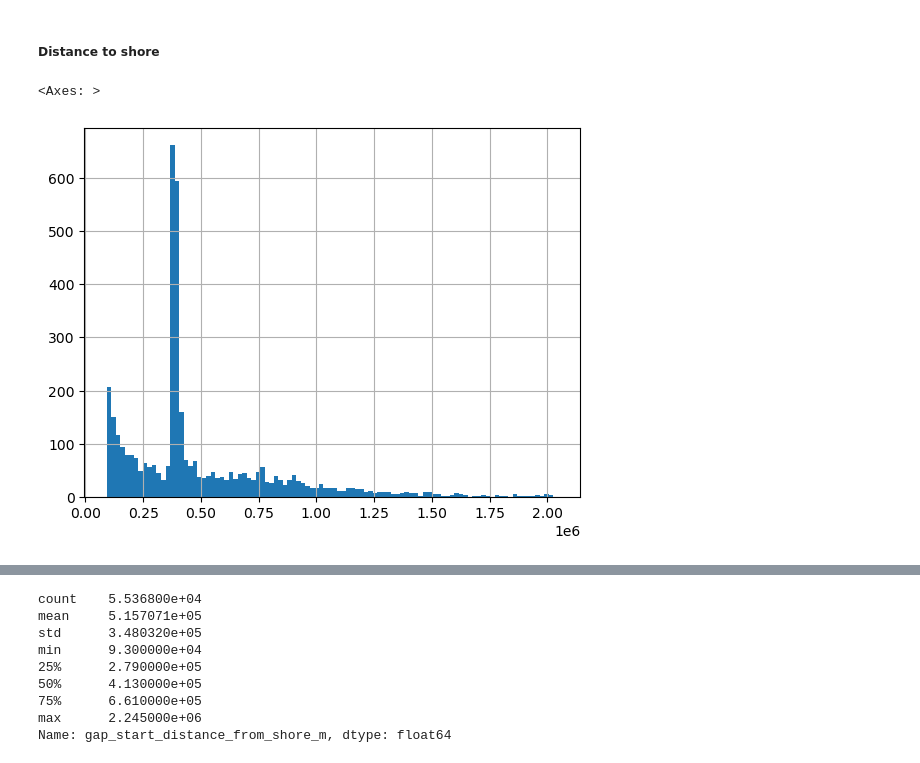
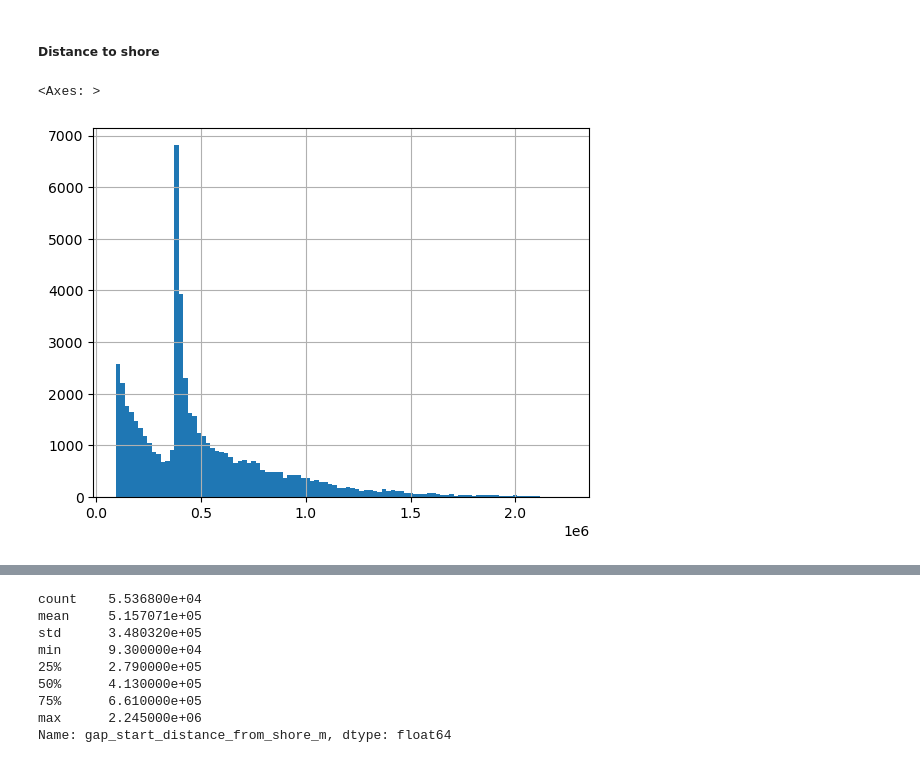
Before and after one commit to RRRan2333/ais_fishing_signal, a Jupyter notebook: main.ipynb, the cells around one changed output, grey strips where cells are left out. Saved outputs shown, nothing was run; the diff lists cells and outputs as text; code cells hidden in the pictures.

```diff
--- a/main.ipynb
+++ b/main.ipynb
@@ -270,11 +270,11 @@ df_flag
 # %%
 # get name of cols of df_main
 df_main['gap_start_distance_from_shore_m'].describe()
 
 # plot histogram of df_main['gap_start_distance_from_shore_m']
-# df_main['gap_start_distance_from_shore_m'].hist(bins=100)
-df_main_no_china = df_main[df_main['flag'] == 'ESP'].copy()
-df_main_no_china['gap_start_distance_from_shore_m'].hist(bins=100)
+df_main['gap_start_distance_from_shore_m'].hist(bins=100)
+df_main_single_country = df_main[df_main['flag'] == 'ITA'].copy()
+df_main_single_country['gap_start_distance_from_shore_m'].hist(bins=100)
 # %% [output]
 <Axes: >
-[figure, old version]
+[figure, new version]
```
Also changed, not shown: parts of 1 cell of this notebook, 4 other files.
